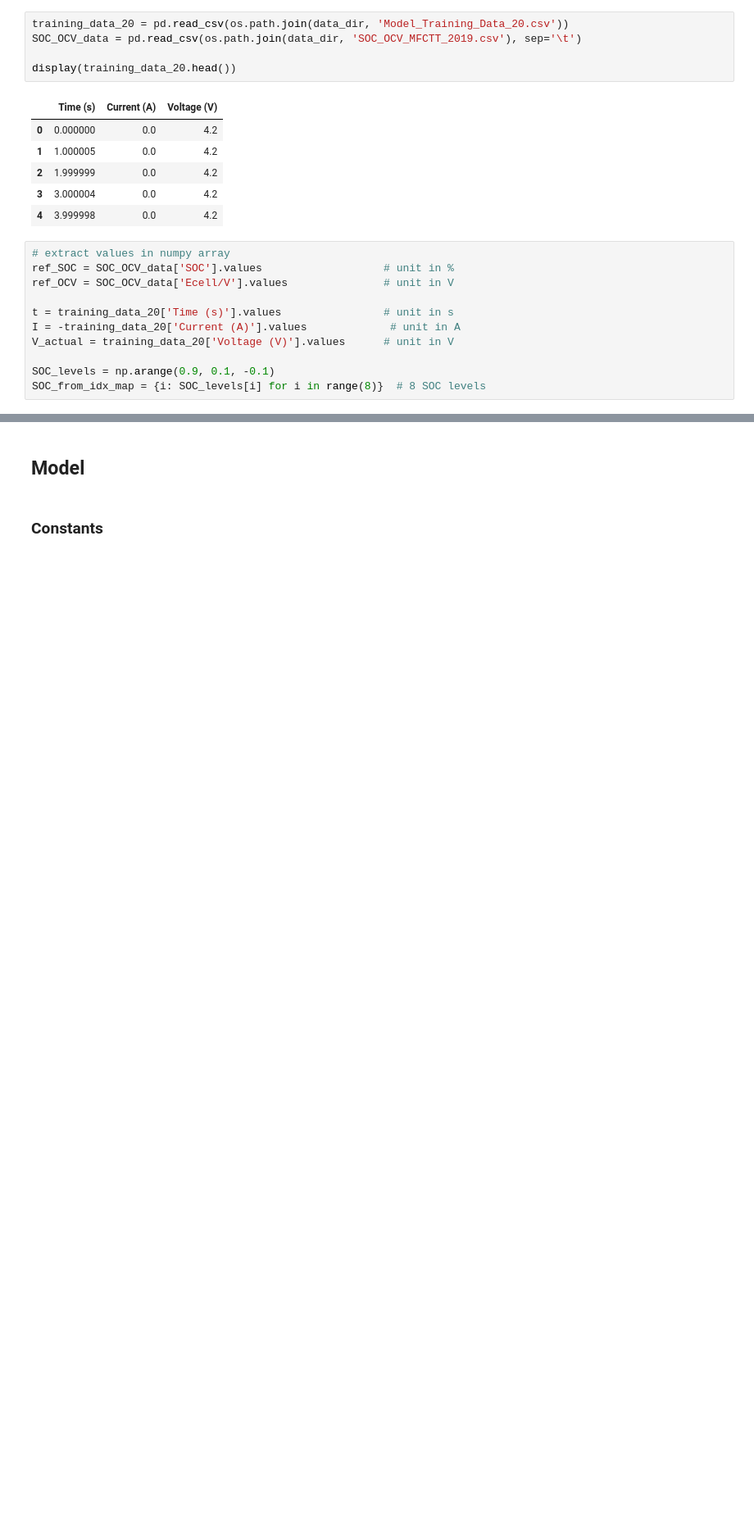
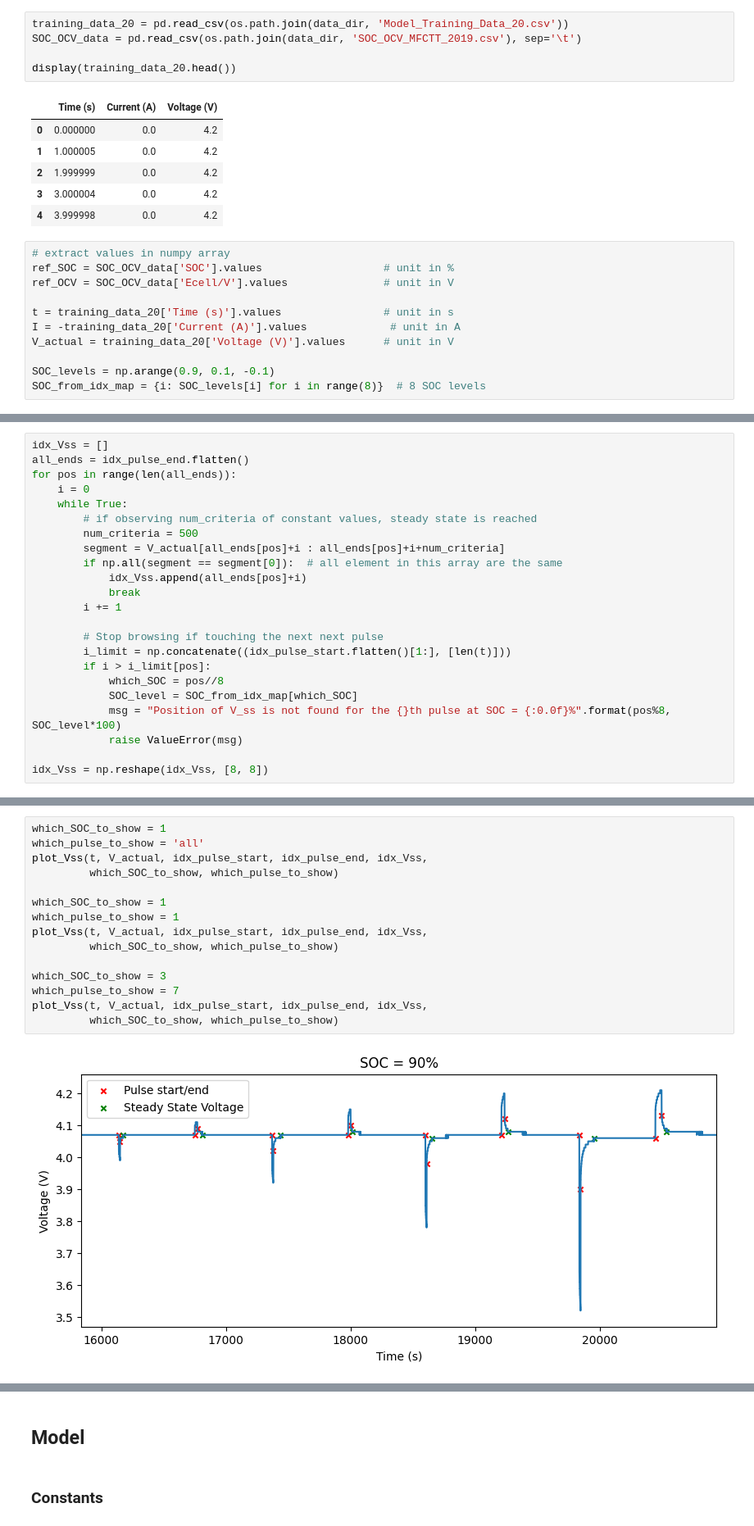
Before and after one commit to sunfanyi/modelling-of-lithium-ion-batteries, a Jupyter notebook: part_3.ipynb, the cells around one changed output, grey strips where cells are left out. Shown at 82% size. Cells and saved outputs as stored; diff of their text form; blank space fills up the shorter version.

```diff
--- a/part_3.ipynb
+++ b/part_3.ipynb
@@ -49,0 +151,23 @@ SOC_from_idx_map = {i: SOC_levels[i] for i in range(8)}  # 8 SOC levels
+# %%
+idx_Vss = []
+all_ends = idx_pulse_end.flatten()
+for pos in range(len(all_ends)):
+    i = 0
+    while True:
+        # if observing num_criteria of constant values, steady state is reached
+        num_criteria = 500
+        segment = V_actual[all_ends[pos]+i : all_ends[pos]+i+num_criteria]
+        if np.all(segment == segment[0]):  # all element in this array are the same
+            idx_Vss.append(all_ends[pos]+i)
+            break
+        i += 1
+
+        # Stop browsing if touching the next next pulse
+        i_limit = np.concatenate((idx_pulse_start.flatten()[1:], [len(t)]))
+        if i > i_limit[pos]:
+            which_SOC = pos//8
+            SOC_level = SOC_from_idx_map[which_SOC]
+            msg = "Position of V_ss is not found for the {}th pulse at SOC = {:0.0f}%".format(pos%8, SOC_level*100)
+            raise ValueError(msg)
+
+idx_Vss = np.reshape(idx_Vss, [8, 8])
@@ -49,0 +211,17 @@ SOC_from_idx_map = {i: SOC_levels[i] for i in range(8)}  # 8 SOC levels
+# %%
+which_SOC_to_show = 1
+which_pulse_to_show = 'all'
+plot_Vss(t, V_actual, idx_pulse_start, idx_pulse_end, idx_Vss,
+         which_SOC_to_show, which_pulse_to_show)
+
+which_SOC_to_show = 1
+which_pulse_to_show = 1
+plot_Vss(t, V_actual, idx_pulse_start, idx_pulse_end, idx_Vss,
+         which_SOC_to_show, which_pulse_to_show)
+
+which_SOC_to_show = 3
+which_pulse_to_show = 7
+plot_Vss(t, V_actual, idx_pulse_start, idx_pulse_end, idx_Vss,
+         which_SOC_to_show, which_pulse_to_show)
+# %% [output]
+[figure, added]
```
Also changed, not shown: parts of 38 cells of this notebook, 2 other files.
